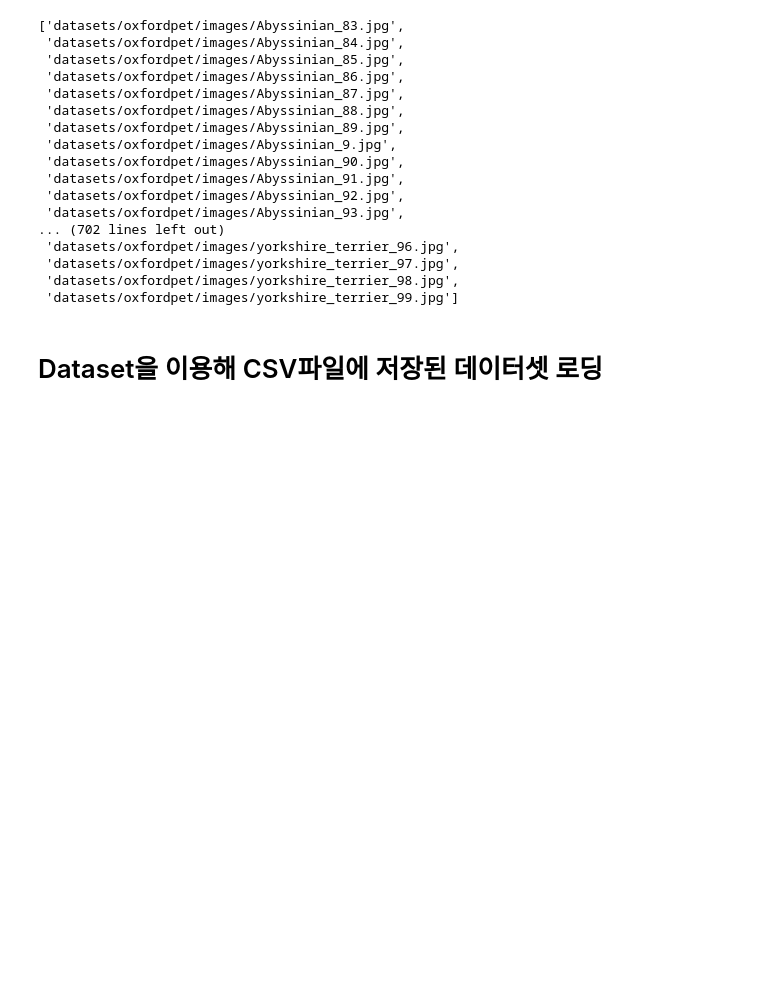
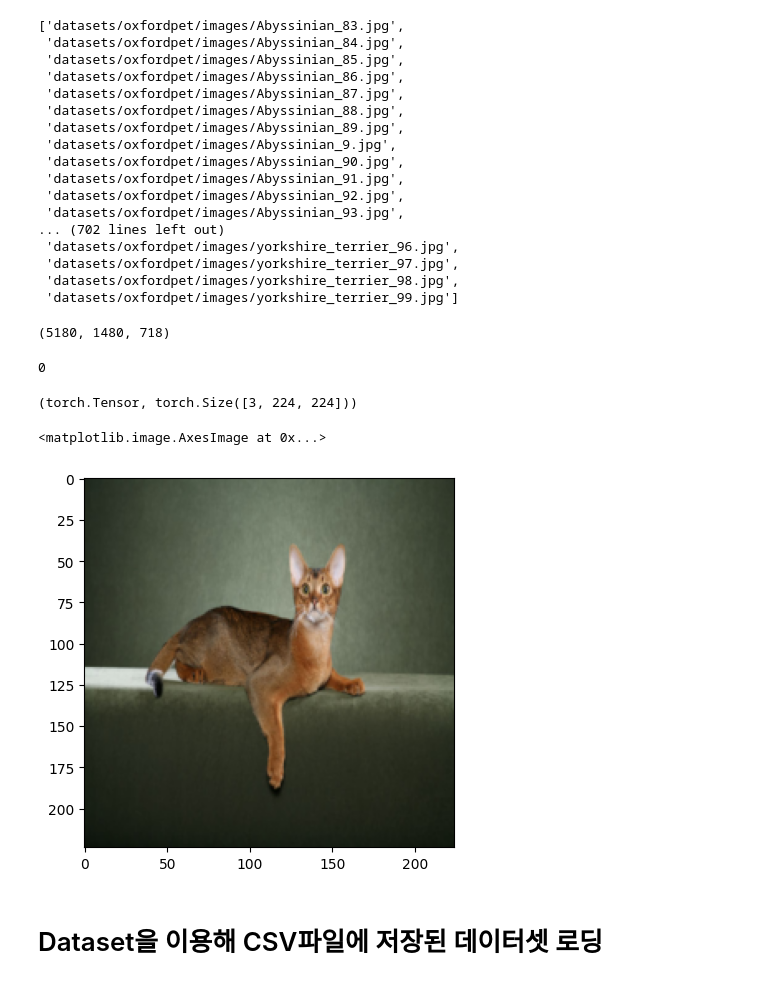
Before and after one commit to parking-place/ml_colab_project, a Jupyter notebook: DL_learning/05_Dataset과 DataLoader_강의내용.ipynb, the cells around one changed output. Saved outputs shown, nothing was run; the diff lists cells and outputs as text; code cells hidden in the pictures; blank space fills up the shorter version.

```diff
--- a/DL_learning/05_Dataset과 DataLoader_강의내용.ipynb
+++ b/DL_learning/05_Dataset과 DataLoader_강의내용.ipynb
@@ -751,3 +759,58 @@ test_path_list
+# %%
+from torch.utils.data import Dataset
+from PIL import Image
+import re
+
+
+class OxfordPetDataset(Dataset):
+
+    def __init__(self, path_list, transform = None):
+        self.path_list = path_list
+        self.transform = transform
+
+    def __len__(self):          # 데이터셋의 전체 데이터 개수를 반환하는 함수
+        return len(self.path_list)
+
+    def __getitem__(self, idx): # index를 입력받아서 해당 index에 해당하는 데이터를 반환하는 함수
+        # index의 X, y를 반환
+        # X가 이미지일 경우 -> transform 할 경우 ===> PIL.Image or ndarray
+        path = self.path_list[idx]
+        img = Image.open(path)
+
+        if self.transform:      # => != None
+            img = self.transform(img)
+
+        fname = os.path.splitext(os.path.basename(path))[0]
+        class_name = re.sub(r"_\d+", "", fname)
+        class_idx = class_to_index[class_name]
+        return img, class_idx
+# %%
+from torchvision import transforms
+
+transform = transforms.Compose([
+    transforms.Resize((224, 224), antialias=True),
+    transforms.ToTensor(),
+])
+train_set = OxfordPetDataset(train_path_list, transform=transform)
+valid_set = OxfordPetDataset(valid_path_list)
+test_set = OxfordPetDataset(test_path_list)
+# %%
+len(train_set), len(valid_set), len(test_set)
+# %% [output]
+(5180, 1480, 718)
+# %%
+x, y = train_set[0]
+print(y)
+type(x), x.shape
+# %% [output]
+0
+(torch.Tensor, torch.Size([3, 224, 224]))
+# %%
+import matplotlib.pyplot as plt
+plt.imshow(x.permute(1, 2, 0))
+# %% [output]
+<matplotlib.image.AxesImage at 0x...>
+[figure, added]
 # %% [markdown]
 # Dataset을 이용해 CSV파일에 저장된 데이터셋 로딩
 # %% [markdown]
```
Also changed, not shown: parts of 2 cells of this notebook, 1 other file.
